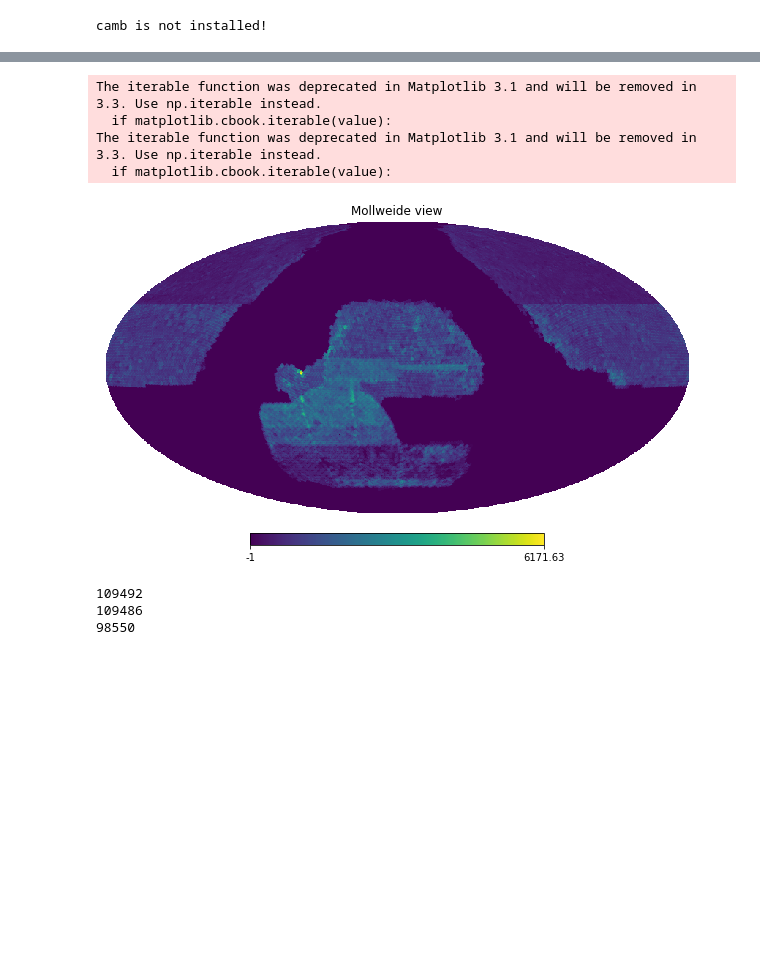
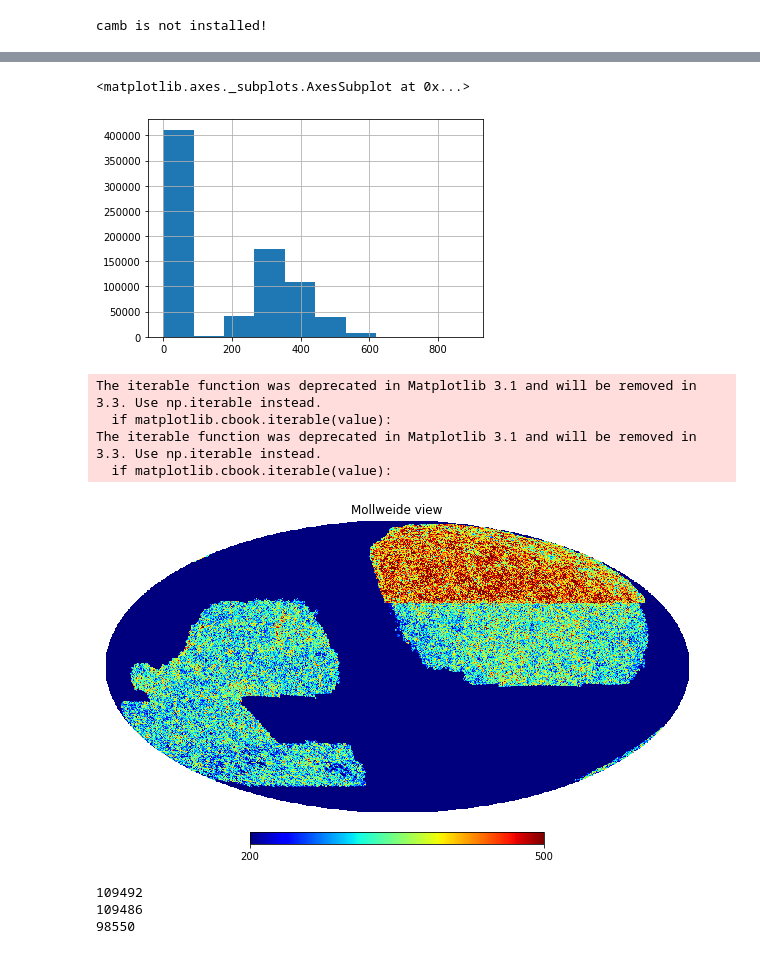
Before and after one commit to mehdirezaie/desisv, a Jupyter notebook: prepare_for_NN_split.ipynb, the cells around one changed output, grey strips where cells are left out. Drawn from its saved outputs; the diff is of its cells as text; code cells hidden in the pictures; blank space fills up the shorter version.

```diff
--- a/prepare_for_NN_split.ipynb
+++ b/prepare_for_NN_split.ipynb
@@ -82,14 +63,20 @@ dataframe.head()
 | 2 | 2 | -1.0 | -1.0 | -1.0 | -1.0 | -1.0 | -1.0 | -1.0 | 1448.837402 | ... |
 | 3 | 3 | -1.0 | -1.0 | -1.0 | -1.0 | -1.0 | -1.0 | -1.0 | 1010.373413 | ... |
 | 4 | 4 | -1.0 | -1.0 | -1.0 | -1.0 | -1.0 | -1.0 | -1.0 | 857.864258 | ... |
-# %%
-hp.mollview(dataframe['GALDEPTH_G'])
-# %% [output]
-The iterable function was deprecated in Matplotlib 3.1 and will be removed in 3.3. Use np.iterable instead.
-  if matplotlib.cbook.iterable(value):
-The iterable function was deprecated in Matplotlib 3.1 and will be removed in 3.3. Use np.iterable instead.
-  if matplotlib.cbook.iterable(value):
-[figure, removed]
+# %%
+dataframe['ngal'].hist()
+# %% [output]
+<matplotlib.axes._subplots.AxesSubplot at 0x...>
+[figure, added]
+# %%
+hp.mollview(dataframe['ngal'], min=200, max=500,
+            cmap=plt.cm.jet, rot=-89)
+# %% [output]
+The iterable function was deprecated in Matplotlib 3.1 and will be removed in 3.3. Use np.iterable instead.
+  if matplotlib.cbook.iterable(value):
+The iterable function was deprecated in Matplotlib 3.1 and will be removed in 3.3. Use np.iterable instead.
+  if matplotlib.cbook.iterable(value):
+[figure, added]
 # %%
 mysample = dataframe[dataframe.nran > 0.0]
 decalsn, decalss, bmzls = utils.hpix2caps(mysample.HPIX.values,
```
Also changed, not shown: parts of 12 cells of this notebook, 2 other files.
